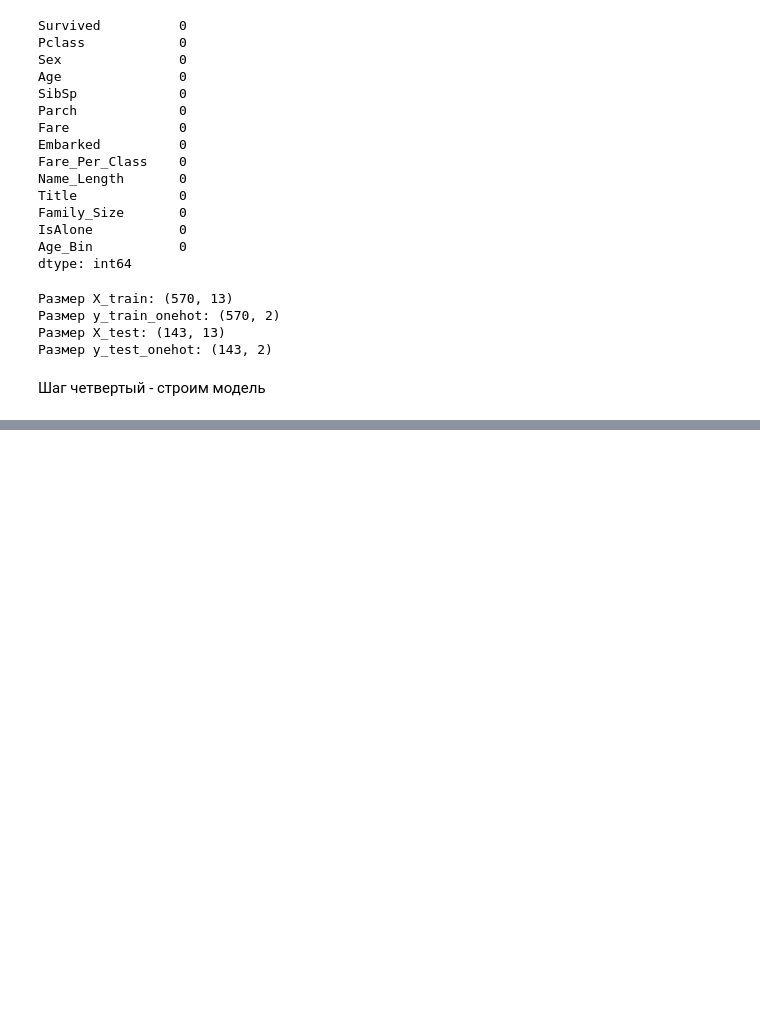
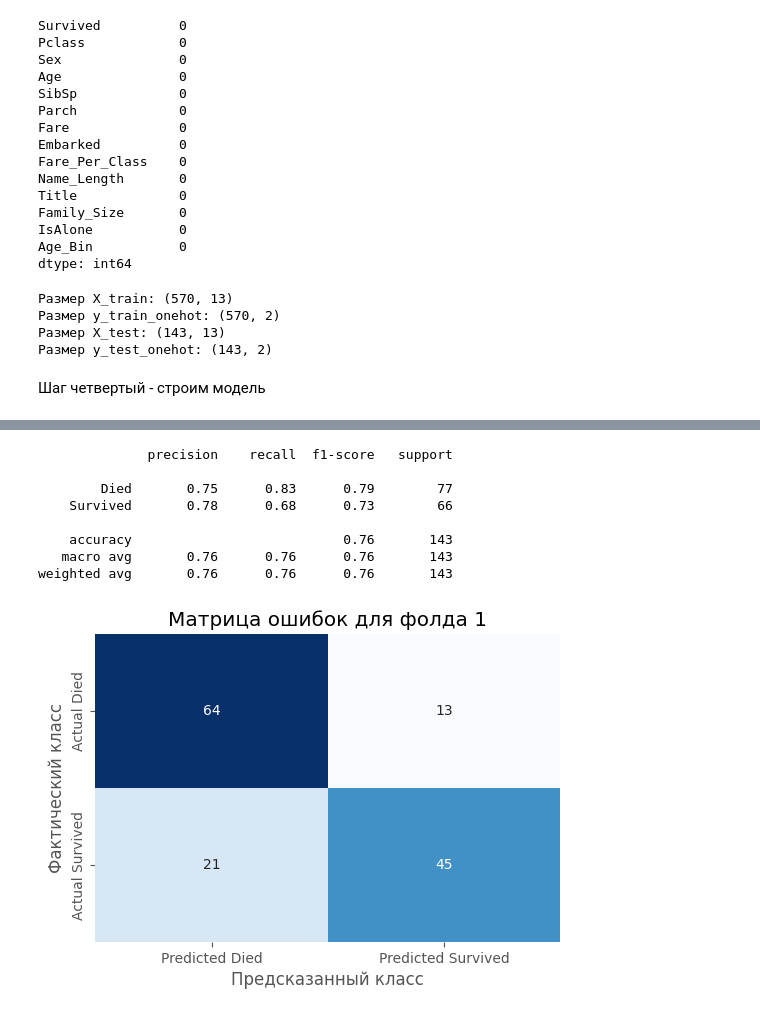
Before and after one commit to Abulk79/titanic, a Jupyter notebook: titanicproject.ipynb, the cells around one changed output, grey strips where cells are left out. Saved outputs shown, nothing was run; the diff lists cells and outputs as text; code cells hidden in the pictures; blank space fills up the shorter version.

```diff
--- a/titanicproject.ipynb
+++ b/titanicproject.ipynb
@@ -428,0 +529,13 @@ plt.show()
+# %%
+print(all_reports[1])
+plot_confusion_matrix(all_confusion_matrices[1], 1)
+# %% [output]
+              precision    recall  f1-score   support
+
+        Died       0.75      0.83      0.79        77
+    Survived       0.78      0.68      0.73        66
+
+    accuracy                           0.76       143
+   macro avg       0.76      0.76      0.76       143
+weighted avg       0.76      0.76      0.76       143
+[figure, added]
```
Also changed, not shown: parts of 10 cells of this notebook.
